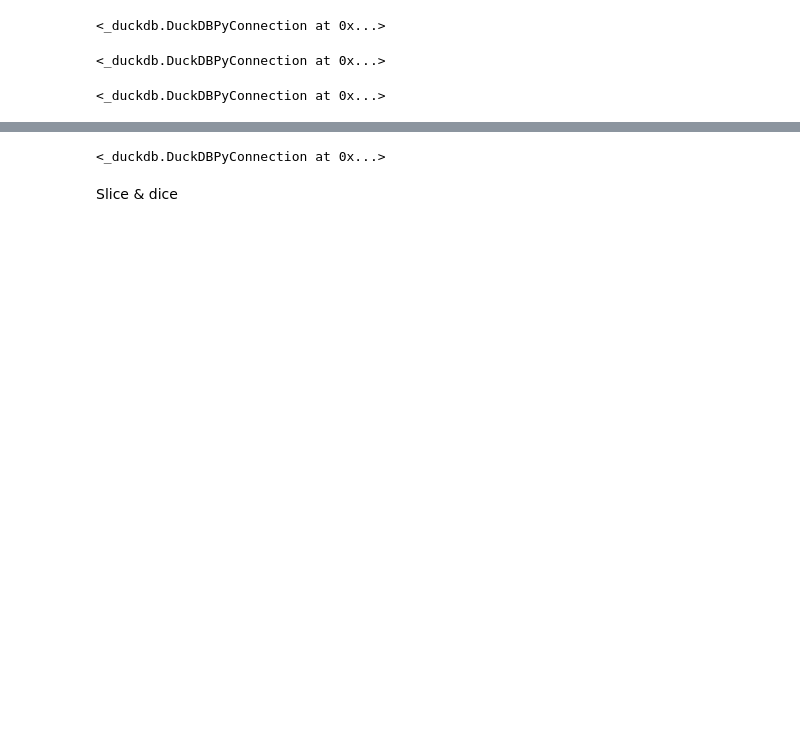
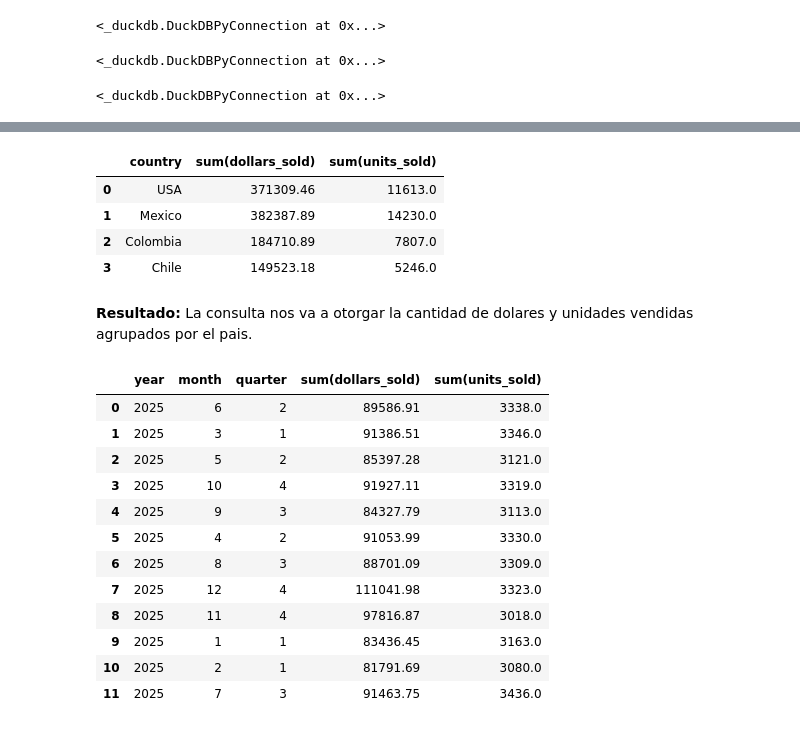
Before and after one commit to Esparrago23/Mineria_De_Datos, a Jupyter notebook: notebook.ipynb, the cells around one changed output, grey strips where cells are left out. Saved outputs shown, nothing was run; the diff lists cells and outputs as text; code cells hidden in the pictures; blank space fills up the shorter version.

```diff
--- a/notebook.ipynb
+++ b/notebook.ipynb
@@ -60,10 +70,35 @@ Roll-up (drill-up) y Drill-down
 # %%
-con.execute("""
+RollUp = con.execute("""
     SELECT country, SUM(dollars_sold), SUM(units_sold) FROM v_sales GROUP BY country;
-    SELECT year, month, quarter, SUM(dollars_sold), SUM(units_sold) FROM v_sales
-    GROUP BY year, month, quarter;
-""")
+
+""").df()
+RollUp
 # %% [output]
-<_duckdb.DuckDBPyConnection at 0x...>
+|  | country | sum(dollars_sold) | sum(units_sold) |
+| 0 | USA | 371309.46 | 11613.0 |
+| 1 | Mexico | 382387.89 | 14230.0 |
+| 2 | Colombia | 184710.89 | 7807.0 |
+| 3 | Chile | 149523.18 | 5246.0 |
-# %% [markdown]
-Slice & dice
+# %% [markdown]
+**Resultado:**
+La consulta nos va a otorgar la cantidad de dolares y unidades vendidas agrupados por el pais.
+# %%
+drillDown = con.execute("""
+    SELECT year, month, quarter, SUM(dollars_sold), SUM(units_sold) FROM v_sales
+    GROUP BY year, month, quarter;
+""").df()
+drillDown
+# %% [output]
+|  | year | month | quarter | sum(dollars_sold) | sum(units_sold) |
+| 0 | 2025 | 6 | 2 | 89586.91 | 3338.0 |
+| 1 | 2025 | 3 | 1 | 91386.51 | 3346.0 |
+| 2 | 2025 | 5 | 2 | 85397.28 | 3121.0 |
+| 3 | 2025 | 10 | 4 | 91927.11 | 3319.0 |
+| 4 | 2025 | 9 | 3 | 84327.79 | 3113.0 |
+| 5 | 2025 | 4 | 2 | 91053.99 | 3330.0 |
+| 6 | 2025 | 8 | 3 | 88701.09 | 3309.0 |
+| 7 | 2025 | 12 | 4 | 111041.98 | 3323.0 |
+| 8 | 2025 | 11 | 4 | 97816.87 | 3018.0 |
+| 9 | 2025 | 1 | 1 | 83436.45 | 3163.0 |
+| 10 | 2025 | 2 | 1 | 81791.69 | 3080.0 |
+| 11 | 2025 | 7 | 3 | 91463.75 | 3436.0 |
```
Also changed, not shown: parts of 26 cells of this notebook, 2 other files.
